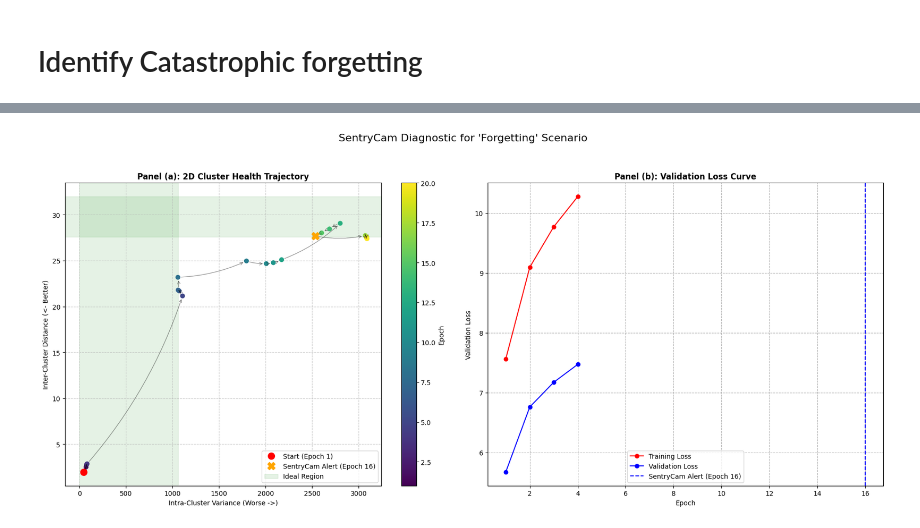
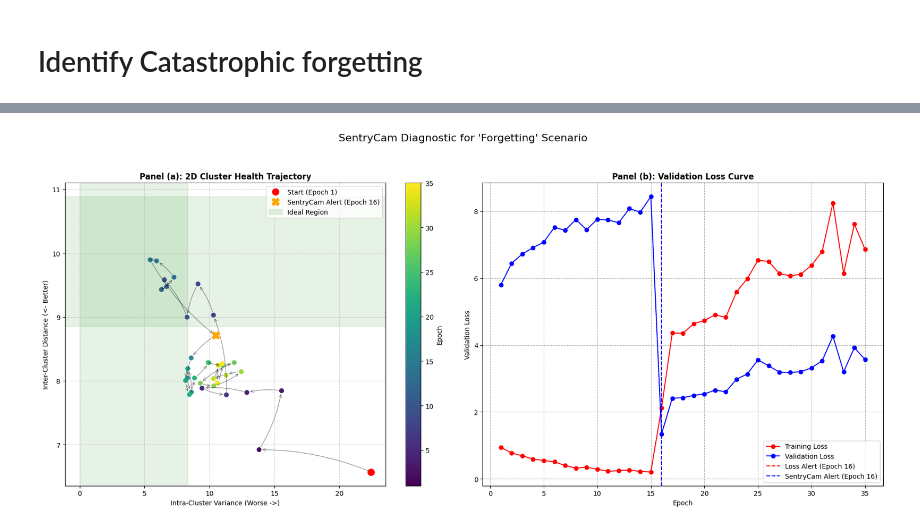
Before and after one commit to xianglinyang/SentryCam, a Jupyter notebook: catastrophic_forgetting.ipynb, the cells around one changed output, grey strips where cells are left out. Drawn from its saved outputs; the diff is of its cells as text; code cells hidden in the pictures.

```diff
--- a/catastrophic_forgetting.ipynb
+++ b/catastrophic_forgetting.ipynb
@@ -32,5 +31,5 @@ To enable the following instructions: AVX2 AVX512F AVX512_VNNI AVX512_BF16 AVX51
 # %%
-CONTENT_PATH = "/data2/xianglin/SentryCam/class_ewc"
+CONTENT_PATH = "/mnt/hdd1/ljiahao/xianglin/SentryCam/ResNet_CIFAR10_ER_CF"
 # %%
 ########################################################################################################################
 #                                                     LOAD PARAMETERS                                                  #
@@ -118,8 +117,8 @@ vis = visualizer(data_provider, projector, 200)
 save_dir = os.path.join(data_provider.content_path, "img")
 os.makedirs(save_dir, exist_ok=True)
 
-for epoch in range(EPOCH_START, EPOCH_END+1, EPOCH_PERIOD):
-    vis.savefig(epoch, save_dir)
+# for epoch in range(EPOCH_START, EPOCH_END+1, EPOCH_PERIOD):
+#     vis.savefig(epoch, save_dir)
 # %% [markdown]
 # Identify Catastrophic forgetting
 # %%
@@ -137,6 +136,6 @@ len(index)
 # %%
 # get loss history
-EPOCH_START, EPOCH_END, EPOCH_PERIOD = 1, 20, 1
+EPOCH_START, EPOCH_END, EPOCH_PERIOD = 1, 35, 1
 # epoch, num, 1
 loss_history = None
 
@@ -153,7 +152,7 @@ for epoch in range(EPOCH_START, EPOCH_END+EPOCH_PERIOD, EPOCH_PERIOD):
 loss_history = np.transpose(loss_history, [1,0])
 # %%
 # get loss history
-EPOCH_START, EPOCH_END, EPOCH_PERIOD = 1, 20, 1
+EPOCH_START, EPOCH_END, EPOCH_PERIOD = 1, 35, 1
 # epoch, num, 1
 valid_loss_history = None
 
@@ -470,15 +479,15 @@ loss_history.shape, valid_loss_history.shape, visualization_history.shape, label
 SCENARIO = 'forgetting'
 # SCENARIO = 'unstable'
 
-STRATEGY = 'derivative'
+# STRATEGY = 'derivative'
 # STRATEGY = 'relative_to_best'
-# STRATEGY = 'std_dev_zscore'
+STRATEGY = 'std_dev_zscore'
 
 # 1. Generate mock data in the specified format
 
 # 2. Analyze the trajectories
 analyze_and_plot_trajectories(
-    sentrycam_trajectories=position_history,
+    sentrycam_trajectories=visualization_history,
     all_labels=labels,
     loss_trajectory=loss_history,
     valid_loss_trajectory=valid_loss_history,
@@ -495,2 +504,2 @@ Loss-based trigger (starts rising) at Epoch: -1
 SentryCam trigger (Inter-Cluster Distance starts dropping) at Epoch: 16
-[figure, old version]
+[figure, new version]
```
Also changed, not shown: parts of 7 cells of this notebook, 3 other files.
